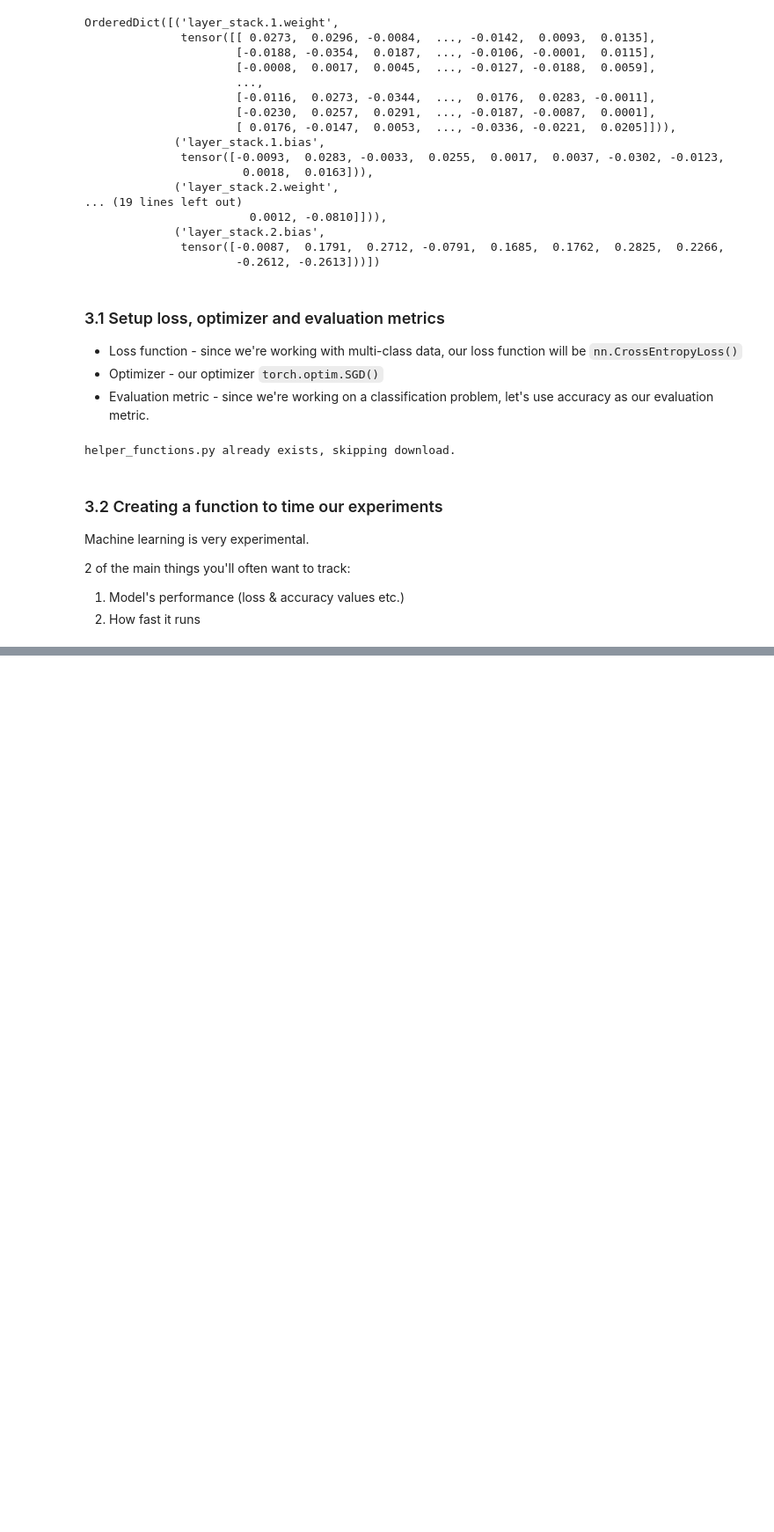
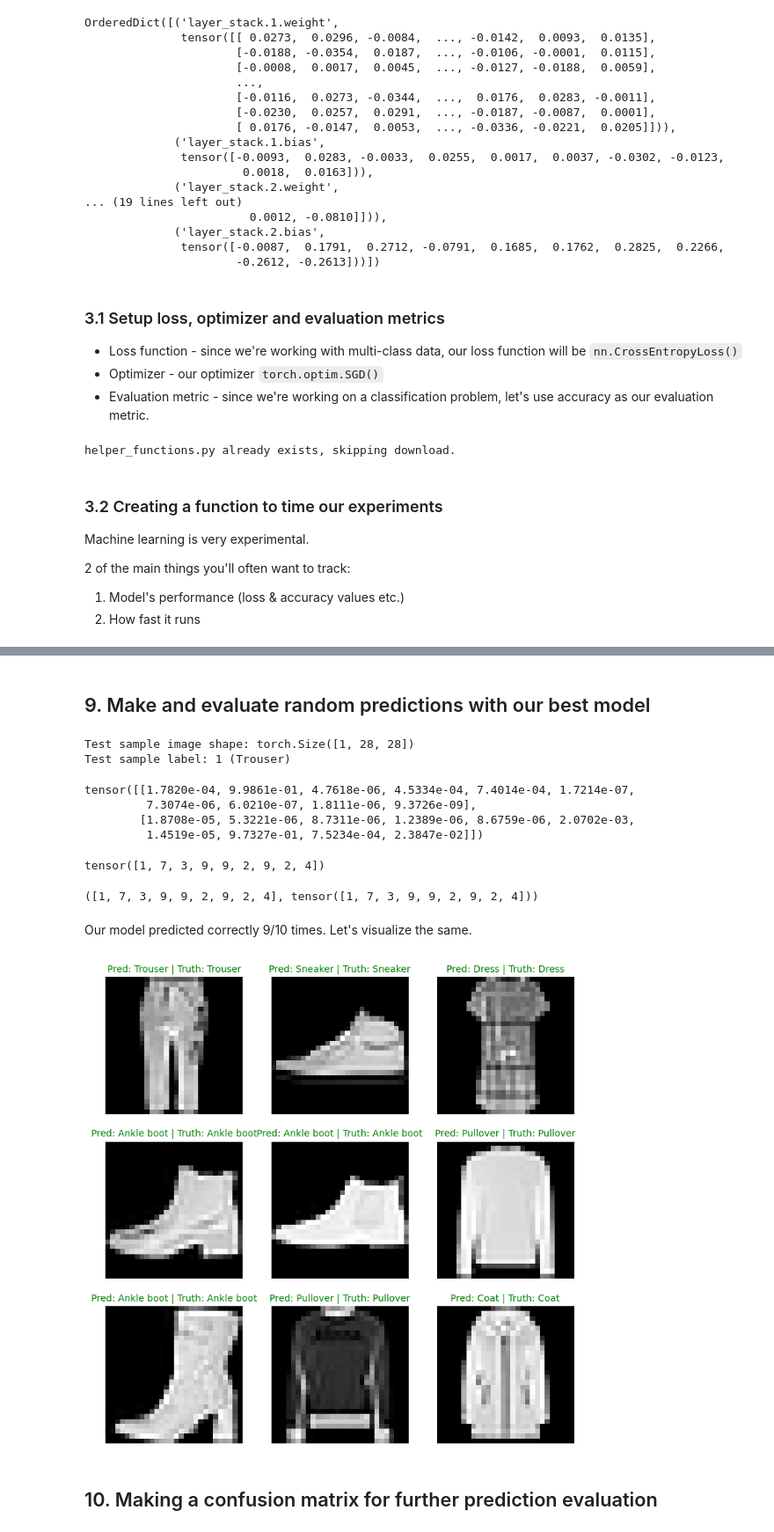
Before and after one commit to VanshK7/PyTorch-for-Deep-Learning-Course, a Jupyter notebook: 03_pytorch_computer_vision.ipynb, the cells around one changed output, grey strips where cells are left out. Shown at 88% size. Saved outputs shown, nothing was run; the diff lists cells and outputs as text; code cells hidden in the pictures; blank space fills up the shorter version.

```diff
--- a/03_pytorch_computer_vision.ipynb
+++ b/03_pytorch_computer_vision.ipynb
@@ -313,0 +445,5 @@ Train time on cpu: 0.000 seconds
+# %%
+# Setup device agnostic code
+import torch
+device = "cuda" if torch.cuda.is_available() else "cpu"
+device
@@ -313,0 +654,4 @@ Train time on cpu: 0.000 seconds
+# %%
+torch.manual_seed(42)
+model_2 = FashionMNISTModelV2(input_shape=1, hidden_units=10, output_shape=len(class_names)).to(device)
+model_2
@@ -313,0 +938,2 @@ Train time on cpu: 0.000 seconds
+# %% [markdown]
+## 9. Make and evaluate random predictions with our best model
@@ -313,0 +962,69 @@ Train time on cpu: 0.000 seconds
+# %%
+import random
+torch.manual_seed(42)
+test_samples = []
+test_labels = []
+
+# To get 9 random samples and labels from our test data
+for sample, label in random.sample(list(test_data), k=9):
+    test_samples.append(sample)
+    test_labels.append(label)
+
+# View the 1st test sample shape and label
+print(f"Test sample image shape: {test_samples[0].shape}\nTest sample label: {test_labels[0]} ({class_names[test_labels[0]]})")
+# %% [output]
+Test sample image shape: torch.Size([1, 28, 28])
+Test sample label: 1 (Trouser)
+# %%
+# Make predictions on test samples with model 2
+pred_probs = make_predictions(model=model_2, data=test_samples)
+
+# View first 2 prediction probabilities list
+pred_probs[:2]
+# %% [output]
+tensor([[1.7820e-04, 9.9861e-01, 4.7618e-06, 4.5334e-04, 7.4014e-04, 1.7214e-07,
+         7.3074e-06, 6.0210e-07, 1.8111e-06, 9.3726e-09],
+        [1.8708e-05, 5.3221e-06, 8.7311e-06, 1.2389e-06, 8.6759e-06, 2.0702e-03,
+         1.4519e-05, 9.7327e-01, 7.5234e-04, 2.3847e-02]])
+# %%
+# Get prediction labels from the prediction probabilities using argmax
+pred_classes = pred_probs.argmax(dim=1)
+pred_classes
+# %% [output]
+tensor([1, 7, 3, 9, 9, 2, 9, 2, 4])
+# %%
+test_labels, pred_classes
+# %% [output]
+([1, 7, 3, 9, 9, 2, 9, 2, 4], tensor([1, 7, 3, 9, 9, 2, 9, 2, 4]))
+# %% [markdown]
+Our model predicted correctly 9/10 times. Let's visualize the same.
+# %%
+# Plot predictions
+plt.figure(figsize=(9, 9))
+nrows, ncols = 3, 3
+for i, sample in enumerate(test_samples):
+    # Create a subplot
+    plt.subplot(nrows, ncols, i+1)
+
+    # Plot the target image
+    plt.imshow(sample.squeeze(), cmap="gray")
+
+    # Find the prediction label (in text form, e.g. Sandal)
+    pred_label = class_names[pred_classes[i]]
+
+    # Get the truth label in text form
+    truth_label = class_names[test_labels[i]]
+
+    # Create the title text of the plot
+    title_text = f"Pred: {pred_label} | Truth: {truth_label}"
+
+    # Check for equality and change title colour accordingly
+    if pred_label == truth_label:
+        plt.title(title_text, fontsize=10, c="g") # green text if correct
+    else:
+        plt.title(title_text, fontsize=10, c="r") # red text if wrong
+    plt.axis(False)
+# %% [output]
+[figure, added]
+# %% [markdown]
+## 10. Making a confusion matrix for further prediction evaluation
```
Also changed, not shown: parts of 57 cells of this notebook, 1 other file.
